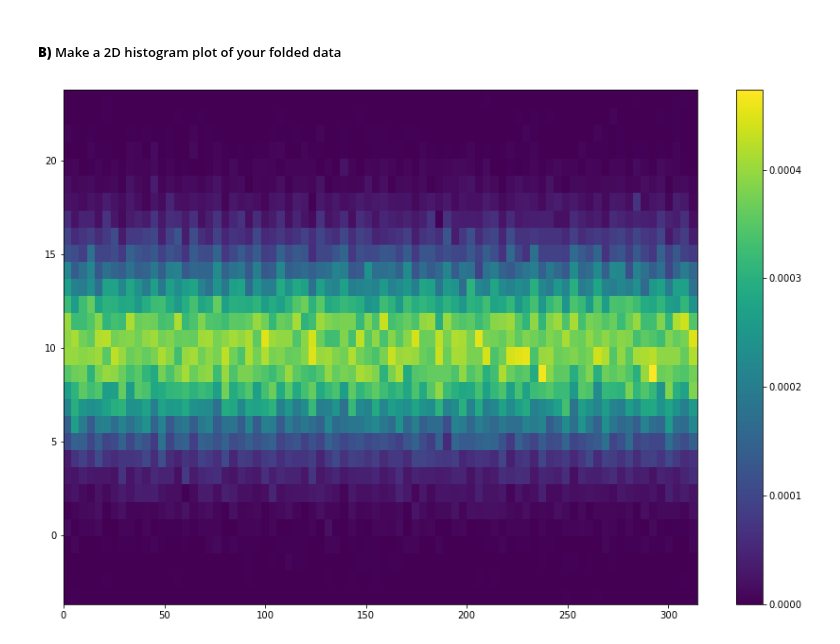
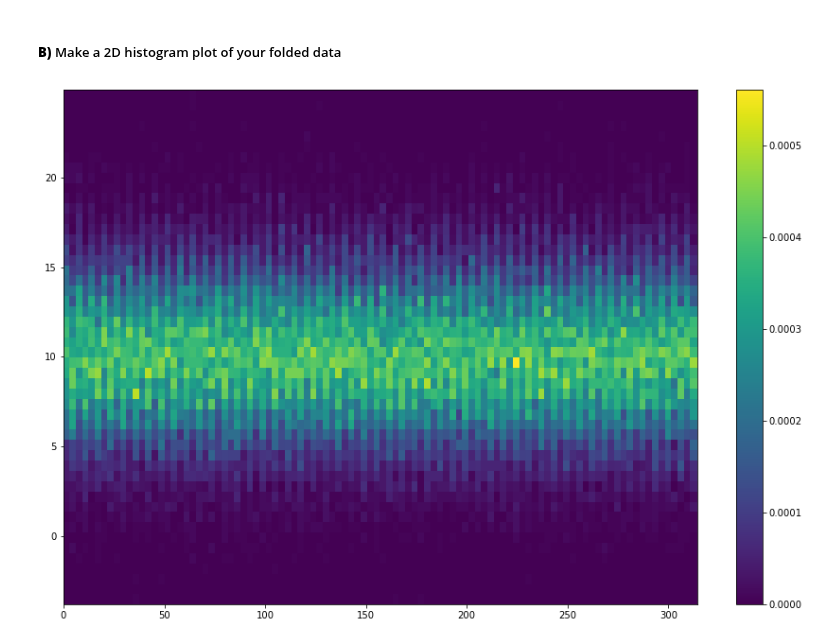
Before and after one commit to jeff-abe/PHYS434, a Jupyter notebook: HW4.ipynb, the cells around one changed output. Saved outputs shown, nothing was run; the diff lists cells and outputs as text; code cells hidden in the pictures.

```diff
--- a/HW4.ipynb
+++ b/HW4.ipynb
@@ -72,8 +72,8 @@ plt.show()
 # %% [markdown]
 ##### **B)** Make a 2D histogram plot of your folded data
 # %%
-plt.hist2d(t,bkgd,bins = [80,30], density = True)
+blocks = plt.hist2d(t,bkgd,bins = [100,50], density = True)
 plt.colorbar()
 plt.show()
 # %% [output]
-[figure, old version]
+[figure, new version]
```
Also changed, not shown: parts of 7 cells of this notebook.
